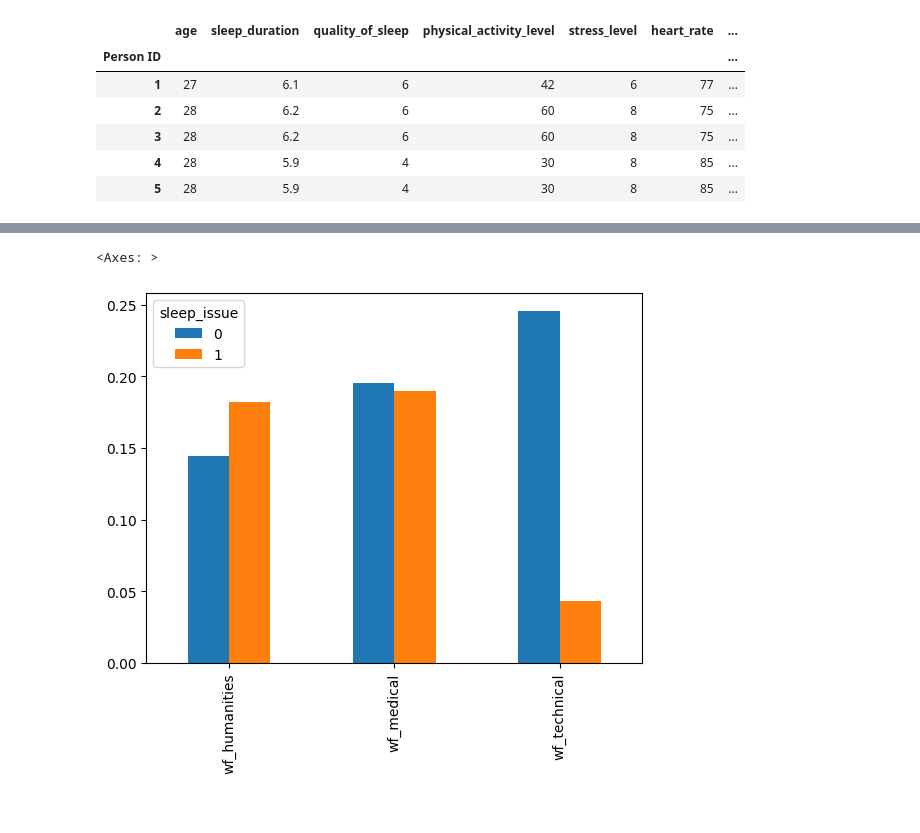
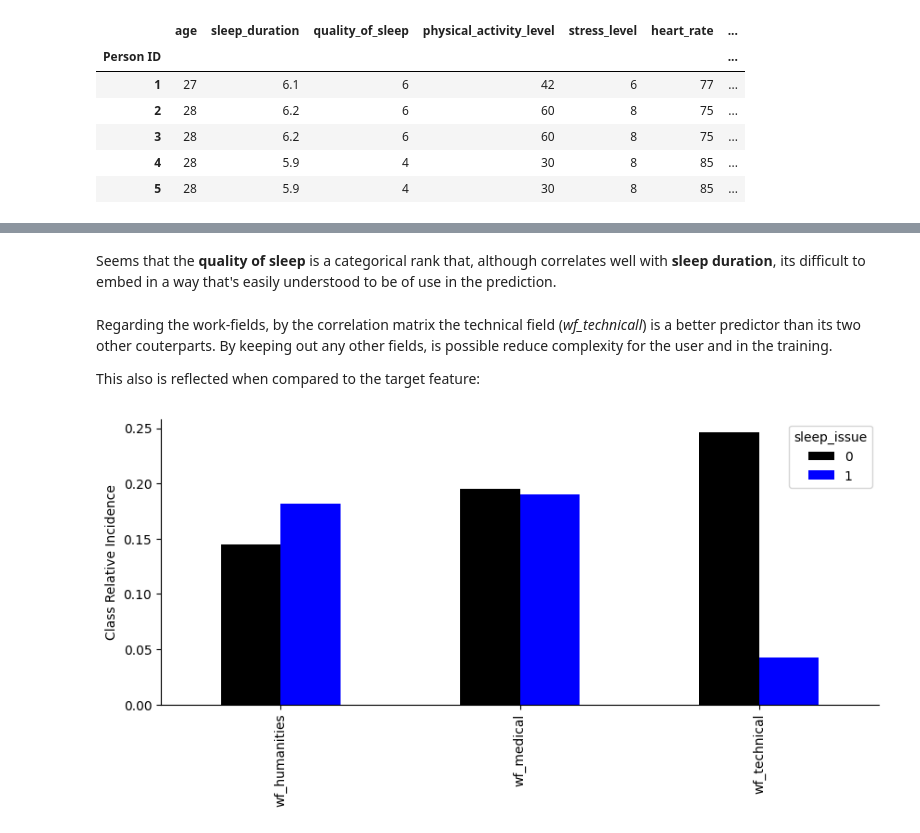
Before and after one commit to maikelps/SleepDisorder, a Jupyter notebook: expl.ipynb, the cells around one changed output, grey strips where cells are left out. Drawn from its saved outputs; the diff is of its cells as text; code cells hidden in the pictures.

```diff
--- a/expl.ipynb
+++ b/expl.ipynb
@@ -183,24 +184,27 @@ def cleaning1(df) -> pd.DataFrame:
     }
 
     # Mapping acording to the above dictionaries
-    clean_fr = (df
+    full_fr = (df
                     .join( pd.get_dummies(df['gender'], prefix='is', drop_first=True) )
+                    #.join( pd.get_dummies(df['occupation'], prefix='raw_occ', drop_first=False) )
+                    #.join( pd.get_dummies(df['bmi_category'], prefix='raw_bmi', drop_first=False) )
                     .assign( # ADDING EXTRA COLUMNS USSING THE MAPPINGS ABOVE
                         work_field = df['occupation'].map(occupations_mapping),
                         elevated_bmi = df['bmi_category'].map(bmi_mapping).astype('uint8'),
-                        systolic_hr = df['blood_pressure'].str.split('/', expand=True)[0].astype('int64'),
-                        diastolic_hr = df['blood_pressure'].str.split('/', expand=True)[1].astype('int64'),
+                        systolic_bp = df['blood_pressure'].str.split('/', expand=True)[0].astype('int64'),
+                        diastolic_bp = df['blood_pressure'].str.split('/', expand=True)[1].astype('int64'),
                         )
                     .pipe(
                             lambda _df:
-                                (_df.join( pd.get_dummies(_df['work_field'], prefix='wf', drop_first=False) ) # SETTING WORKFIELD DUMMIES
+                                (_df
+                                    .join( pd.get_dummies(_df['work_field'], prefix='wf', drop_first=False) ) # SETTING WORKFIELD DUMMIES
                                     .assign( sleep_issue = _df['sleep_disorder'].astype(str).map(cast_cat) ) # Fixing target variable
                                     )
                           )
                     .drop(columns=['gender', 'occupation', 'bmi_category', 'blood_pressure', 'sleep_disorder', 'work_field'])
                     )
 
-    return clean_fr
+    return full_fr
 # %%
 df1 = cleaning1(df)
 df1.head()
@@ -214,0 +287,2 @@ df1.head()
+# %% [markdown]
+Seems that the __quality of sleep__ is a categorical rank that, although correlates well with __sleep duration__, its difficult to embed in a way that's easily understood to be of use in the prediction.
@@ -215,10 +291,16 @@ df1.head()
+# %% [markdown]
+Regarding the work-fields, by the correlation matrix the technical field (*wf_technicall*) is a better predictor than its two other couterparts. By keeping out any other fields, is possible reduce complexity for the user and in the training.
+
+This also is reflected when compared to the target feature:
 # %%
 (df1.iloc[:, -4:]
     .groupby(by=['sleep_issue'])
     .sum()
     .T
     .div(len(df1))
-    ).plot.bar()
+    ).plot.bar(figsize=(10,4), color=['black','blue'])
+
+plt.ylabel('Class Relative Incidence')
+sns.despine(top=True, right=True)
 # %% [output]
-<Axes: >
-[figure, old version]
+[figure, new version]
```
Also changed, not shown: parts of 19 cells of this notebook, 1 other file.
